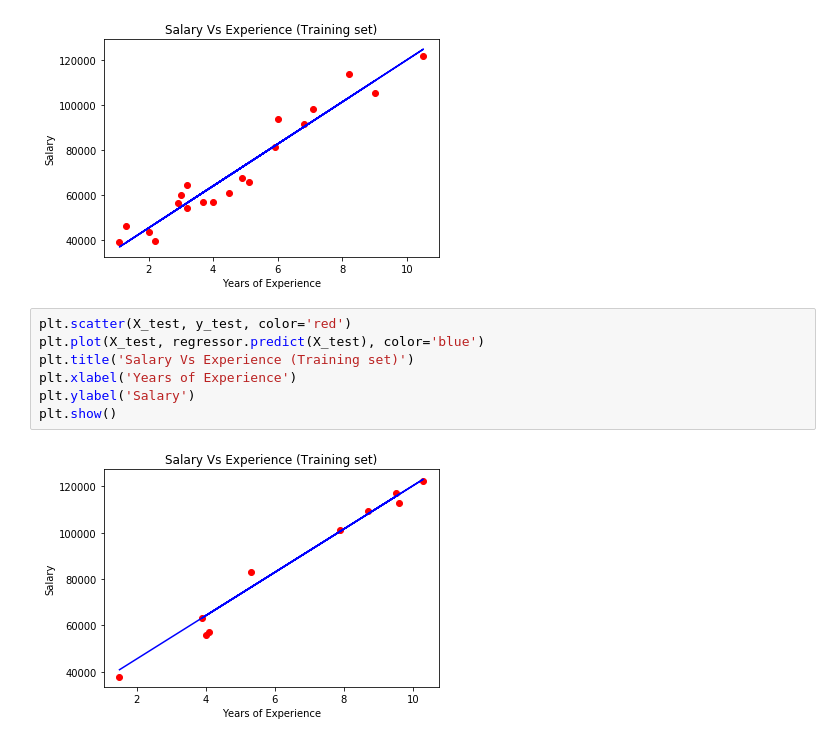
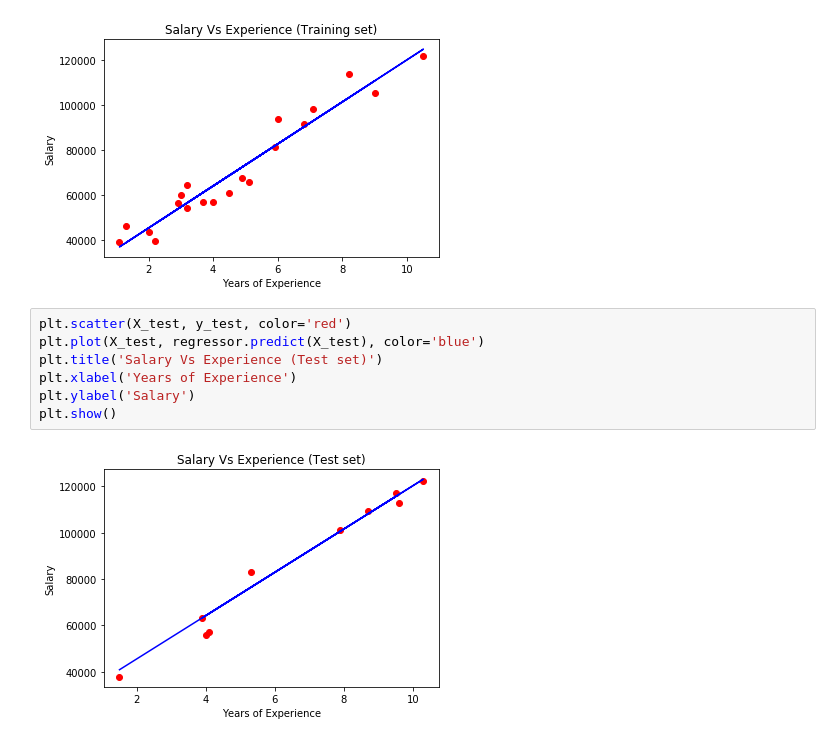
Before and after one commit to Shubhampal1994/ML-AtoZ, a Jupyter notebook: Machine Learning A-Z/Part 2 - Regression/Section 4 - Simple Linear Regression/try.ipynb, the cells around one changed output. Drawn from its saved outputs; the diff is of its cells as text.

```diff
--- a/Machine Learning A-Z/Part 2 - Regression/Section 4 - Simple Linear Regression/try.ipynb
+++ b/Machine Learning A-Z/Part 2 - Regression/Section 4 - Simple Linear Regression/try.ipynb
@@ -105,9 +105,9 @@ plt.show()
 # %%
 plt.scatter(X_test, y_test, color='red')
 plt.plot(X_test, regressor.predict(X_test), color='blue')
-plt.title('Salary Vs Experience (Training set)')
+plt.title('Salary Vs Experience (Test set)')
 plt.xlabel('Years of Experience')
 plt.ylabel('Salary')
 plt.show()
 # %% [output]
-[figure, old version]
+[figure, new version]
```
Also changed, not shown: 12 other files.
